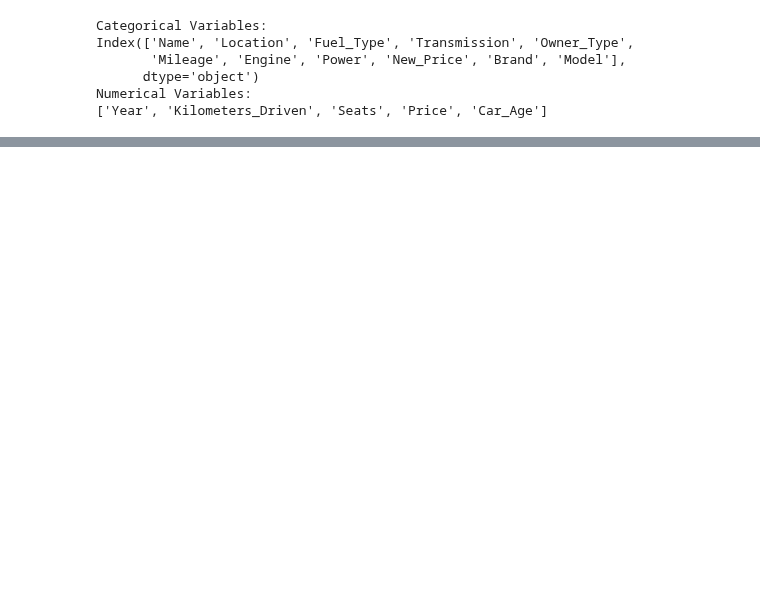
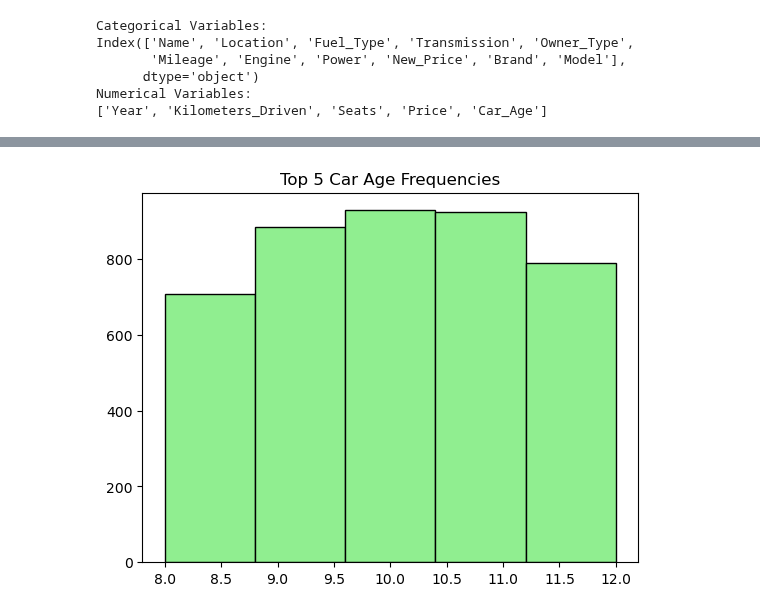
Before and after one commit to dhongaderushikesh/Machine-Learning-Lab, a Jupyter notebook: Ass_01.ipynb, the cells around one changed output, grey strips where cells are left out. Cells and saved outputs as stored; diff of their text form; code cells hidden in the pictures; blank space fills up the shorter version.

```diff
--- a/Ass_01.ipynb
+++ b/Ass_01.ipynb
@@ -235,0 +378,15 @@ data.head()
+# %%
+import matplotlib.pyplot as plt
+
+labels = [10, 11, 9, 12, 8]
+counts = [929, 925, 886, 791, 709]
+
+plt.hist([label for label, count in zip(labels, counts) for _ in range(count)],
+         bins=5, edgecolor='black', color='lightgreen')
+
+plt.title('Top 5 Car Age Frequencies')
+
+plt.savefig('')
+plt.show()
+# %% [output]
+[figure, added]
```
Also changed, not shown: parts of 13 cells of this notebook.
